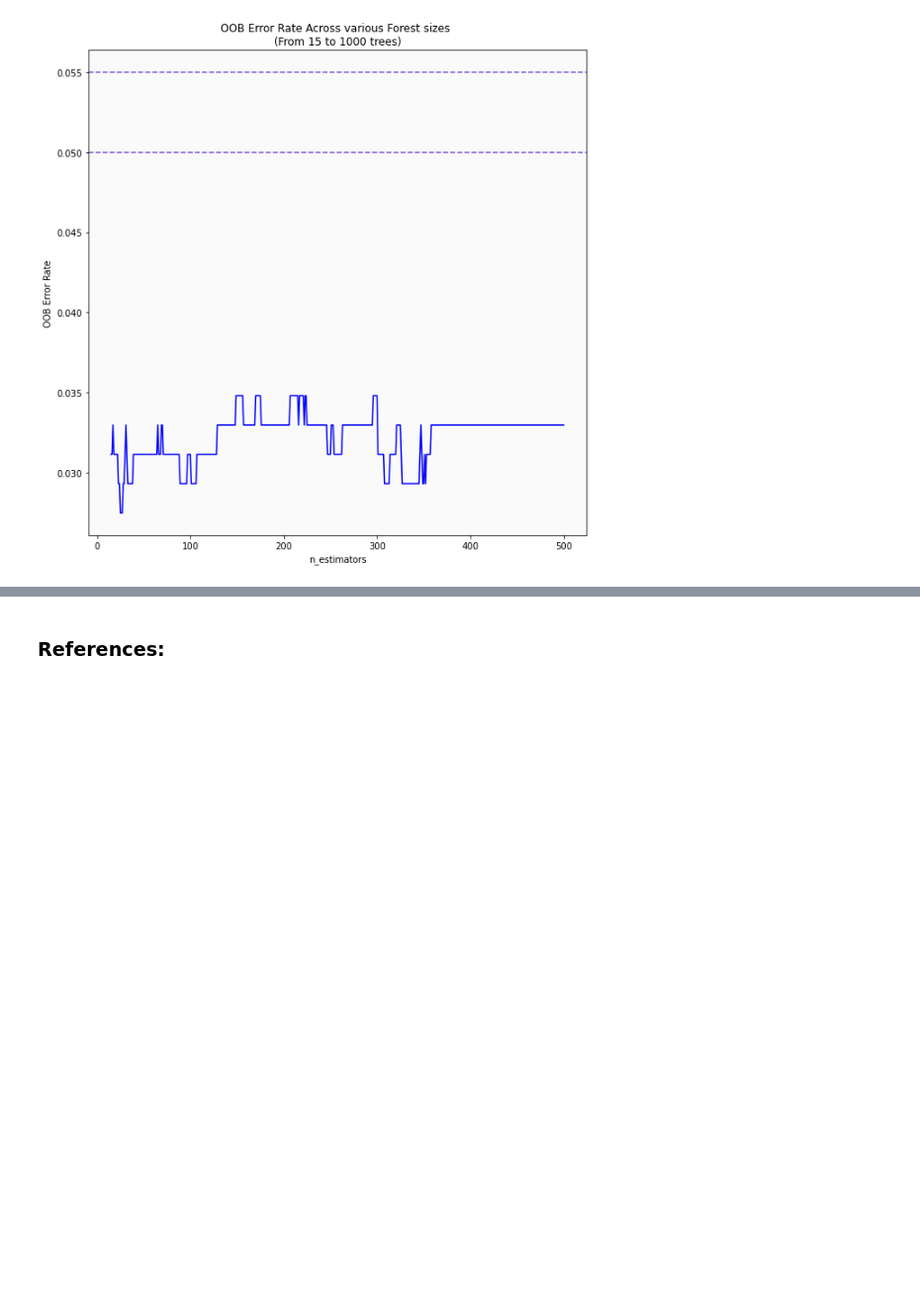
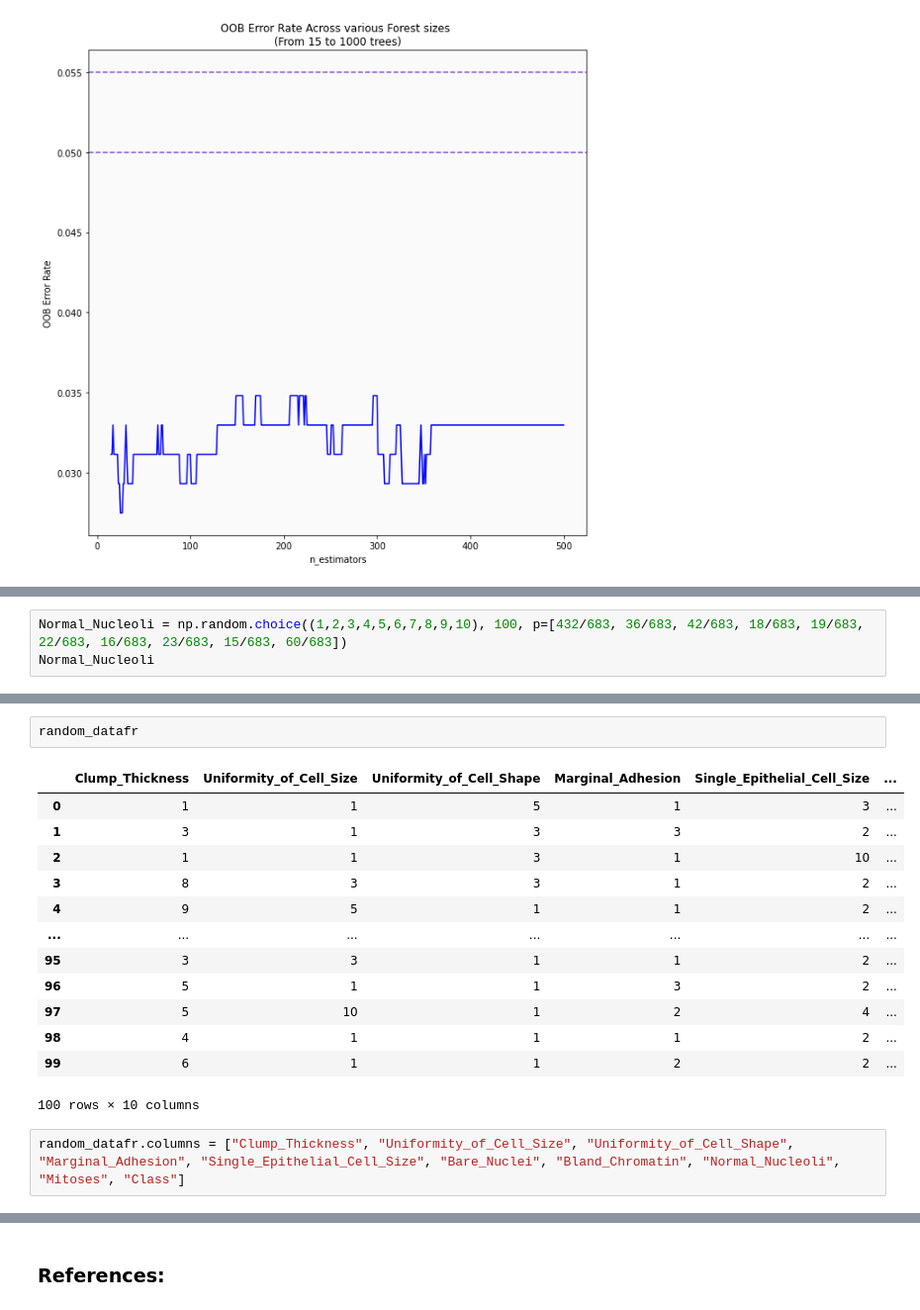
Before and after one commit to Ruairi8/ProgDAProject2, a Jupyter notebook: file1.ipynb, the cells around one changed output, grey strips where cells are left out. Shown at 99% size. Cells and saved outputs as stored; diff of their text form; blank space fills up the shorter version.

```diff
--- a/file1.ipynb
+++ b/file1.ipynb
@@ -439,0 +662,3 @@ Text(0.5, 1.0, 'OOB Error Rate Across various Forest sizes \n(From 15 to 1000 tr
+# %%
+Normal_Nucleoli = np.random.choice((1,2,3,4,5,6,7,8,9,10), 100, p=[432/683, 36/683, 42/683, 18/683, 19/683, 22/683, 16/683, 23/683, 15/683, 60/683])
+Normal_Nucleoli
@@ -439,0 +696,18 @@ Text(0.5, 1.0, 'OOB Error Rate Across various Forest sizes \n(From 15 to 1000 tr
+# %%
+random_datafr
+# %% [output]
+|  | Clump_Thickness | Uniformity_of_Cell_Size | Uniformity_of_Cell_Shape | Marginal_Adhesion | Single_Epithelial_Cell_Size | ... |
+| 0 | 1 | 1 | 5 | 1 | 3 | ... |
+| 1 | 3 | 1 | 3 | 3 | 2 | ... |
+| 2 | 1 | 1 | 3 | 1 | 10 | ... |
+| 3 | 8 | 3 | 3 | 1 | 2 | ... |
+| 4 | 9 | 5 | 1 | 1 | 2 | ... |
+| ... | ... | ... | ... | ... | ... | ... |
+| 95 | 3 | 3 | 1 | 1 | 2 | ... |
+| 96 | 5 | 1 | 1 | 3 | 2 | ... |
+| 97 | 5 | 10 | 1 | 2 | 4 | ... |
+| 98 | 4 | 1 | 1 | 1 | 2 | ... |
+| 99 | 6 | 1 | 1 | 2 | 2 | ... |
+100 rows × 10 columns
+# %%
+random_datafr.columns = ["Clump_Thickness", "Uniformity_of_Cell_Size", "Uniformity_of_Cell_Shape", "Marginal_Adhesion", "Single_Epithelial_Cell_Size", "Bare_Nuclei", "Bland_Chromatin", "Normal_Nucleoli", "Mitoses", "Class"]
```
Also changed, not shown: parts of 34 cells of this notebook.
